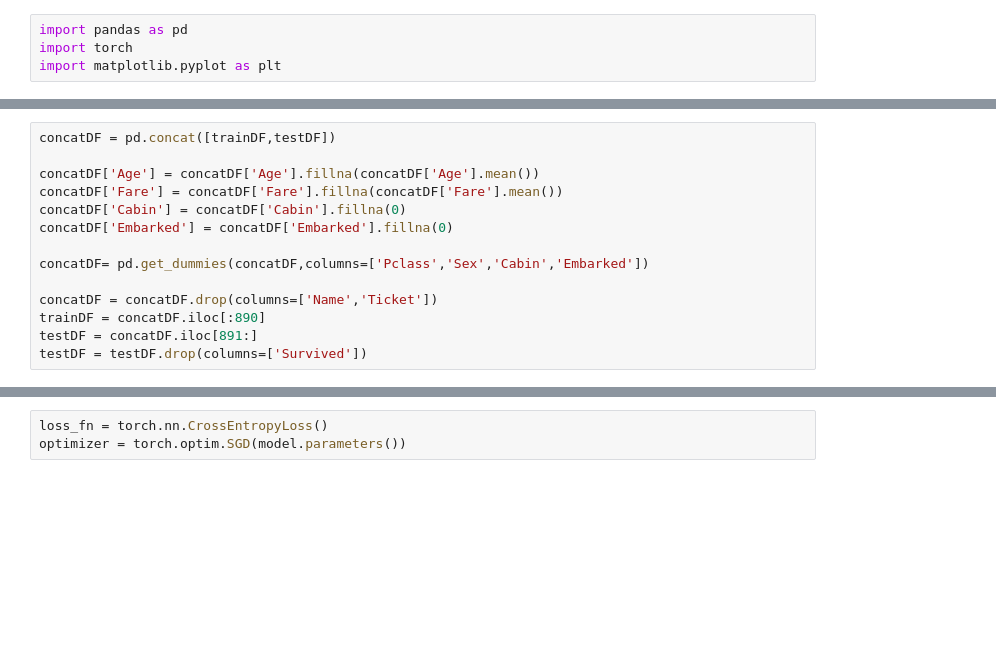
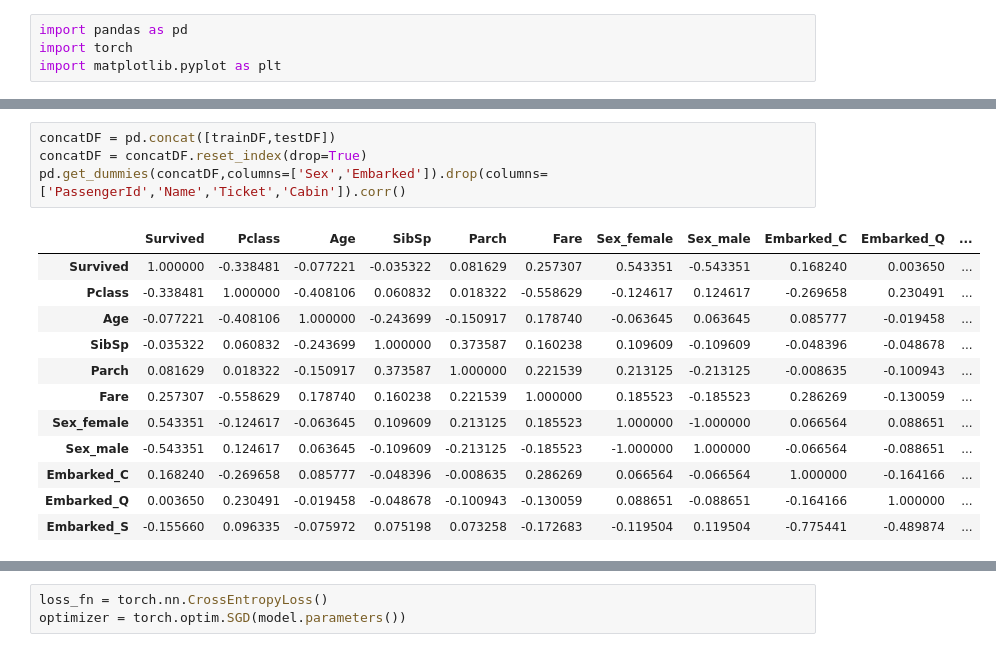
Before and after one commit to joseongho/titanic, a Jupyter notebook: test.ipynb, the cells around one changed output, grey strips where cells are left out. Cells and saved outputs as stored; diff of their text form; blank space fills up the shorter version.

```diff
--- a/test.ipynb
+++ b/test.ipynb
@@ -50,14 +62,17 @@ memory usage: 36.0+ KB
-# %%
-concatDF = pd.concat([trainDF,testDF])
-
-concatDF['Age'] = concatDF['Age'].fillna(concatDF['Age'].mean())
-concatDF['Fare'] = concatDF['Fare'].fillna(concatDF['Fare'].mean())
-concatDF['Cabin'] = concatDF['Cabin'].fillna(0)
-concatDF['Embarked'] = concatDF['Embarked'].fillna(0)
-
-concatDF= pd.get_dummies(concatDF,columns=['Pclass','Sex','Cabin','Embarked'])
-
-concatDF = concatDF.drop(columns=['Name','Ticket'])
-trainDF = concatDF.iloc[:890]
-testDF = concatDF.iloc[891:]
-testDF = testDF.drop(columns=['Survived'])
+# %%
+concatDF = pd.concat([trainDF,testDF])
+concatDF = concatDF.reset_index(drop=True)
+pd.get_dummies(concatDF,columns=['Sex','Embarked']).drop(columns=['PassengerId','Name','Ticket','Cabin']).corr()
+# %% [output]
+|  | Survived | Pclass | Age | SibSp | Parch | Fare | Sex_female | Sex_male | Embarked_C | Embarked_Q | ... |
+| Survived | 1.000000 | -0.338481 | -0.077221 | -0.035322 | 0.081629 | 0.257307 | 0.543351 | -0.543351 | 0.168240 | 0.003650 | ... |
+| Pclass | -0.338481 | 1.000000 | -0.408106 | 0.060832 | 0.018322 | -0.558629 | -0.124617 | 0.124617 | -0.269658 | 0.230491 | ... |
+| Age | -0.077221 | -0.408106 | 1.000000 | -0.243699 | -0.150917 | 0.178740 | -0.063645 | 0.063645 | 0.085777 | -0.019458 | ... |
+| SibSp | -0.035322 | 0.060832 | -0.243699 | 1.000000 | 0.373587 | 0.160238 | 0.109609 | -0.109609 | -0.048396 | -0.048678 | ... |
+| Parch | 0.081629 | 0.018322 | -0.150917 | 0.373587 | 1.000000 | 0.221539 | 0.213125 | -0.213125 | -0.008635 | -0.100943 | ... |
+| Fare | 0.257307 | -0.558629 | 0.178740 | 0.160238 | 0.221539 | 1.000000 | 0.185523 | -0.185523 | 0.286269 | -0.130059 | ... |
+| Sex_female | 0.543351 | -0.124617 | -0.063645 | 0.109609 | 0.213125 | 0.185523 | 1.000000 | -1.000000 | 0.066564 | 0.088651 | ... |
+| Sex_male | -0.543351 | 0.124617 | 0.063645 | -0.109609 | -0.213125 | -0.185523 | -1.000000 | 1.000000 | -0.066564 | -0.088651 | ... |
+| Embarked_C | 0.168240 | -0.269658 | 0.085777 | -0.048396 | -0.008635 | 0.286269 | 0.066564 | -0.066564 | 1.000000 | -0.164166 | ... |
+| Embarked_Q | 0.003650 | 0.230491 | -0.019458 | -0.048678 | -0.100943 | -0.130059 | 0.088651 | -0.088651 | -0.164166 | 1.000000 | ... |
+| Embarked_S | -0.155660 | 0.096335 | -0.075972 | 0.075198 | 0.073258 | -0.172683 | -0.119504 | 0.119504 | -0.775441 | -0.489874 | ... |
```
Also changed, not shown: parts of 16 cells of this notebook, 2 other files.
